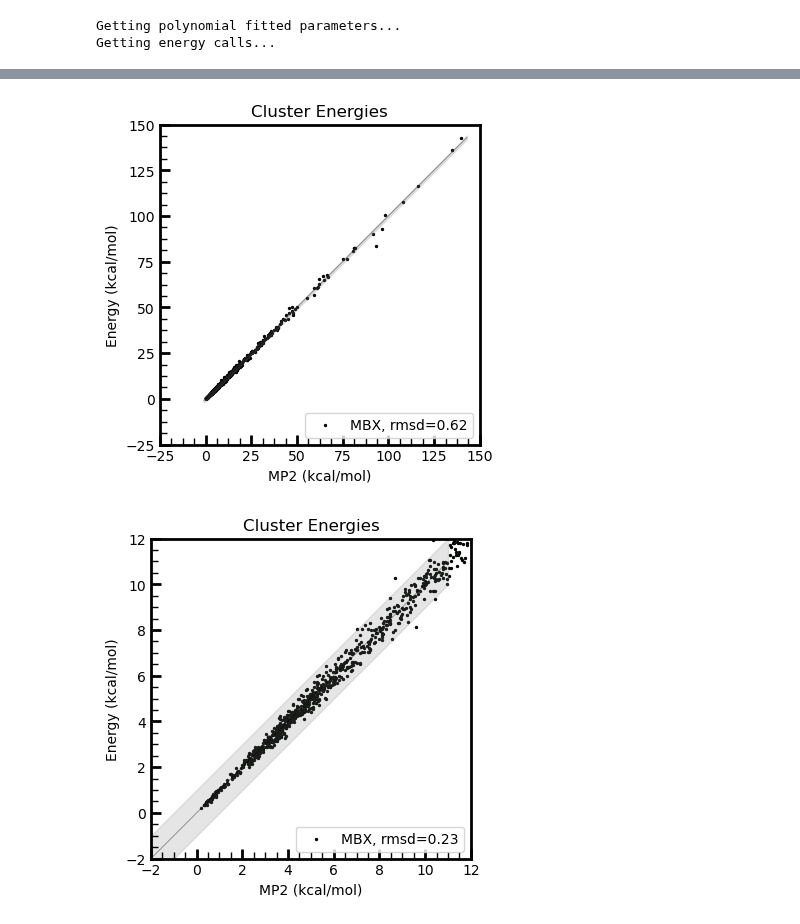
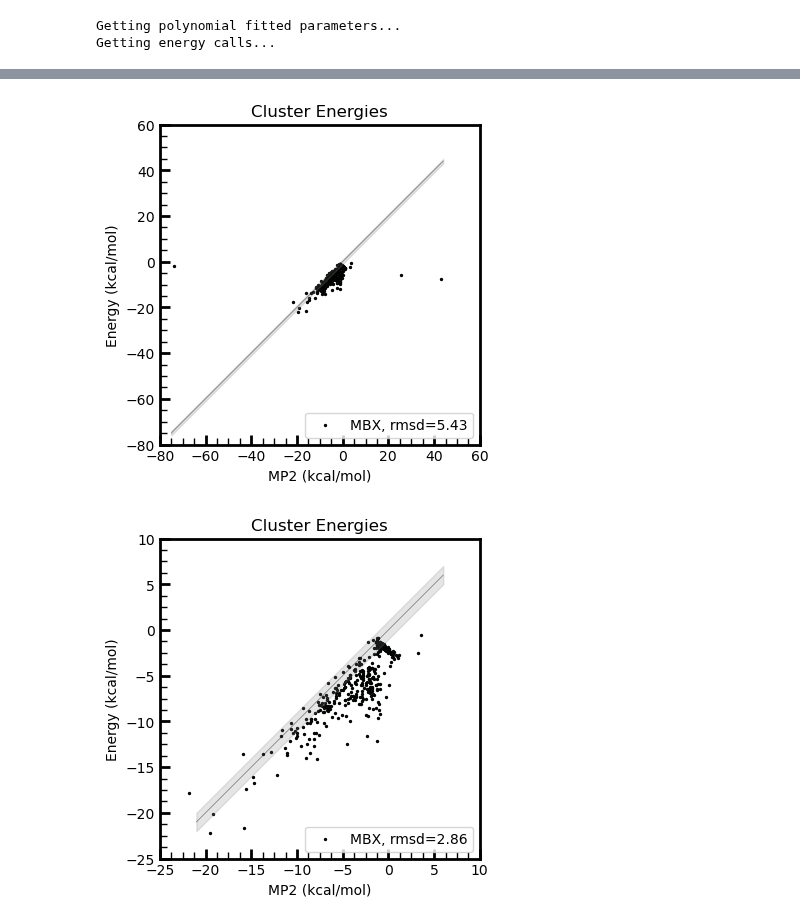
Before and after one commit to PolyachenkoYA/QDMS_2025, a Jupyter notebook: tutorials/2_Many-Body_Model_Build-Along/Tutorial_2.3.ipynb, the cells around one changed output, grey strips where cells are left out. Drawn from its saved outputs; the diff is of its cells as text; code cells hidden in the pictures.

```diff
--- a/tutorials/2_Many-Body_Model_Build-Along/Tutorial_2.3.ipynb
+++ b/tutorials/2_Many-Body_Model_Build-Along/Tutorial_2.3.ipynb
@@ -436,14 +554,30 @@ MBX energy calculations: |======================================================
+# %%
+mbx_opt_CH3NH2_energy = calculate_MBX_energy(
+        paths.MBX,
+        definition_CH3NH2,
+        minimized_structure_CH3NH2,
+        monomer_names=["ch3nh2"],
+        scratch_dir=paths.scratch.fitting_CH3NH2_H2O
+)
+# %%
+mbx_opt_H2O_energy = calculate_MBX_energy(
+        paths.MBX,
+        definition_H2O,
+        minimized_structure_H2O,
+        monomer_names=["h2o"],
+        scratch_dir=paths.scratch.fitting_CH3NH2_H2O
+)
 # %%
 predicted_energies_2b_vibrational_modes_CH3NH2_H2O = calculate_many_body_energies(
     configurations_vibrational_modes_CH3NH2_H2O,
     predicted_energies_vibrational_modes_CH3NH2_H2O,
-    minimized_monomer_energies=[0.0, 0.0]
+    minimized_monomer_energies=[mbx_opt_CH3NH2_energy, mbx_opt_H2O_energy]
 )
 
 predicted_energies_2b_pbmetad_CH3NH2_H2O = calculate_many_body_energies(
     pbmetad_configs_CH3NH2_H2O,
     predicted_energies_pbmetad_CH3NH2_H2O,
-    minimized_monomer_energies=[0.0, 0.0]
+    minimized_monomer_energies=[mbx_opt_CH3NH2_energy, mbx_opt_H2O_energy]
 )
 # %%
 plot_correlation(
@@ -454,19 +588,19 @@ plot_correlation(
     error_width=1.0
 )
 # %% [output]
-[figure, old version]
+[figure, new version]
 # %%
 plot_correlation(
     configurations_vibrational_modes_CH3NH2_H2O,
     energies_2b_vibrational_modes_CH3NH2_H2O,
     "MP2",
     {"MBX": predicted_energies_2b_vibrational_modes_CH3NH2_H2O},
-    minE=-1,
-    maxE=10,
+    minE=-20,
+    maxE=5,
     error_width=1.0
 )
 # %% [output]
-[figure, old version]
+[figure, new version]
 # %%
 plot_correlation(
     pbmetad_configs_CH3NH2_H2O,
```
Also changed, not shown: parts of 20 cells of this notebook, 5 other files.
